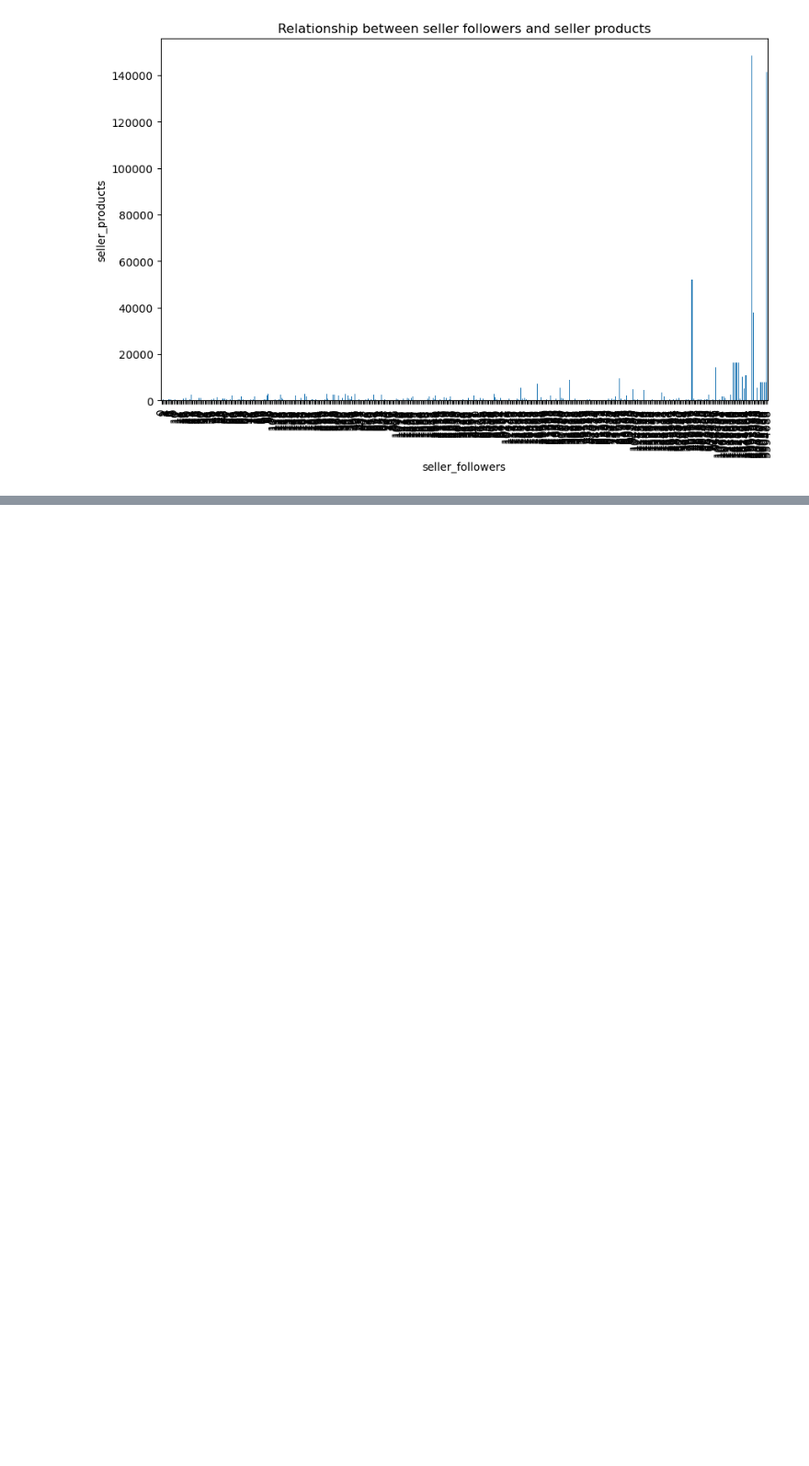
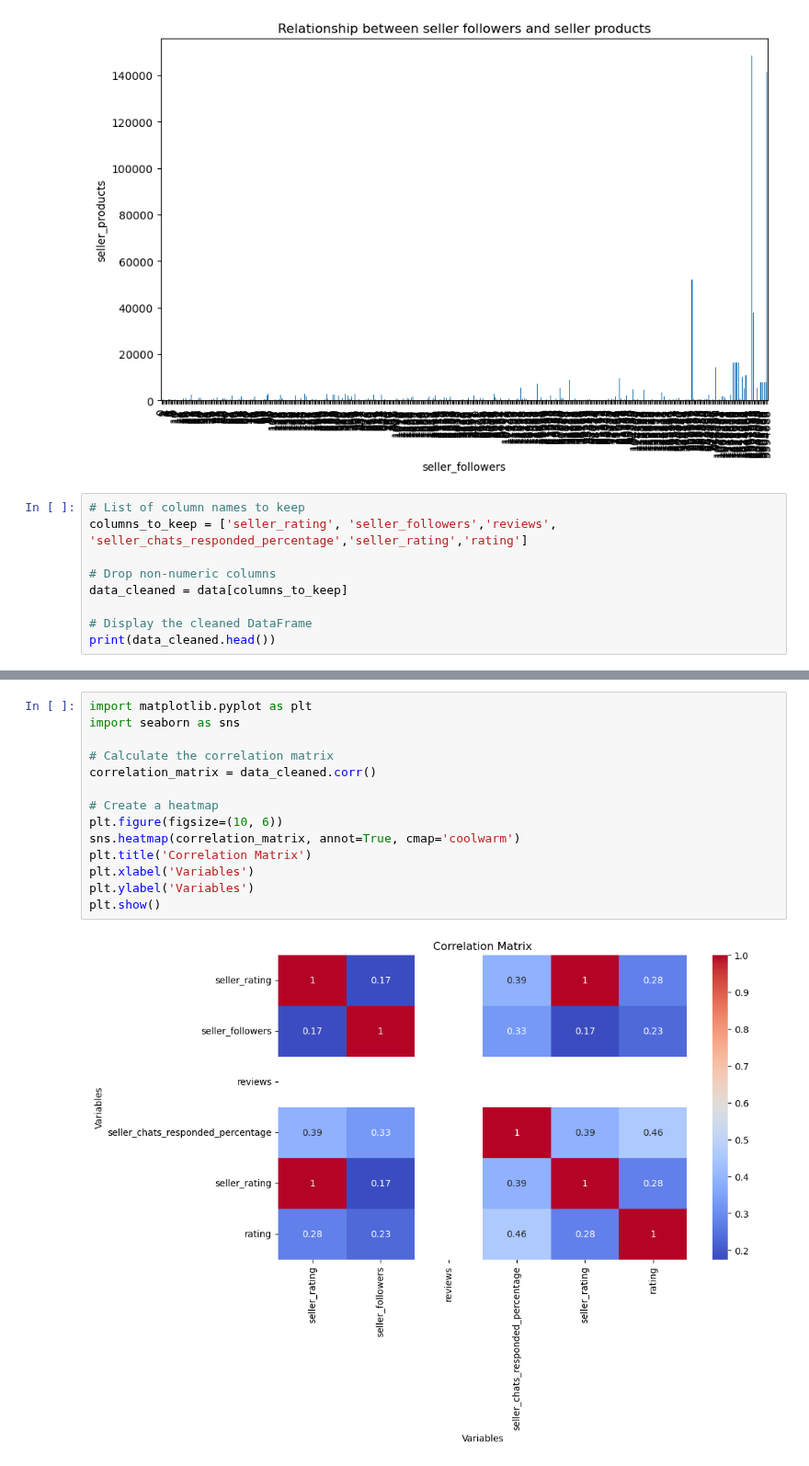
Before and after one commit to CyberPsychiatrist/PLP-ACADEMY, a Jupyter notebook: Assignments/python/Data analysis/Data analysis.ipynb, the cells around one changed output, grey strips where cells are left out. Shown at 92% size. Cells and saved outputs as stored; diff of their text form; blank space fills up the shorter version.

Commit message:
data visualisation

```diff
--- a/Assignments/python/Data analysis/Data analysis.ipynb
+++ b/Assignments/python/Data analysis/Data analysis.ipynb
@@ -140,3 +151,12 @@ plt.ylabel('seller_products')
 plt.show()
 # %% [output]
 [figure]
+# %%
+# List of column names to keep
+columns_to_keep = ['seller_rating', 'seller_followers','reviews', 'seller_chats_responded_percentage','seller_rating','rating']
+
+# Drop non-numeric columns
+data_cleaned = data[columns_to_keep]
+
+# Display the cleaned DataFrame
+print(data_cleaned.head())
@@ -142,0 +201,16 @@ plt.show()
+# %%
+import matplotlib.pyplot as plt
+import seaborn as sns
+
+# Calculate the correlation matrix
+correlation_matrix = data_cleaned.corr()
+
+# Create a heatmap
+plt.figure(figsize=(10, 6))
+sns.heatmap(correlation_matrix, annot=True, cmap='coolwarm')
+plt.title('Correlation Matrix')
+plt.xlabel('Variables')
+plt.ylabel('Variables')
+plt.show()
+# %% [output]
+[figure, added]
```
Also changed, not shown: parts of 14 cells of this notebook.
